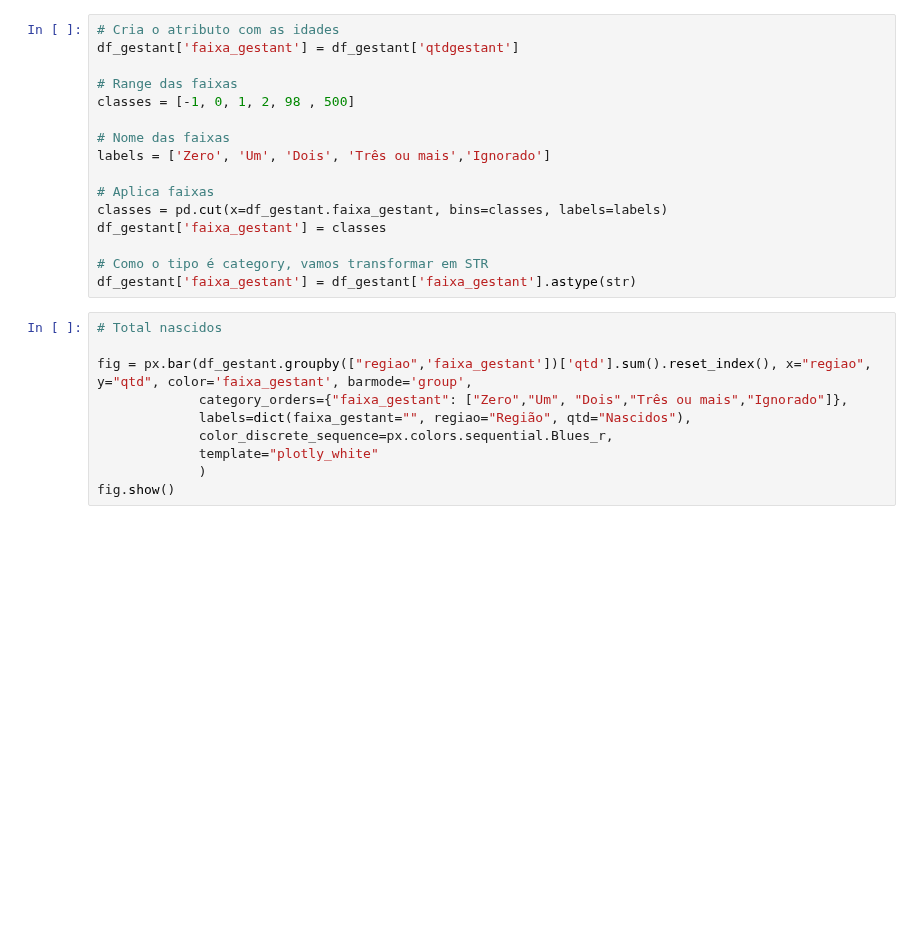
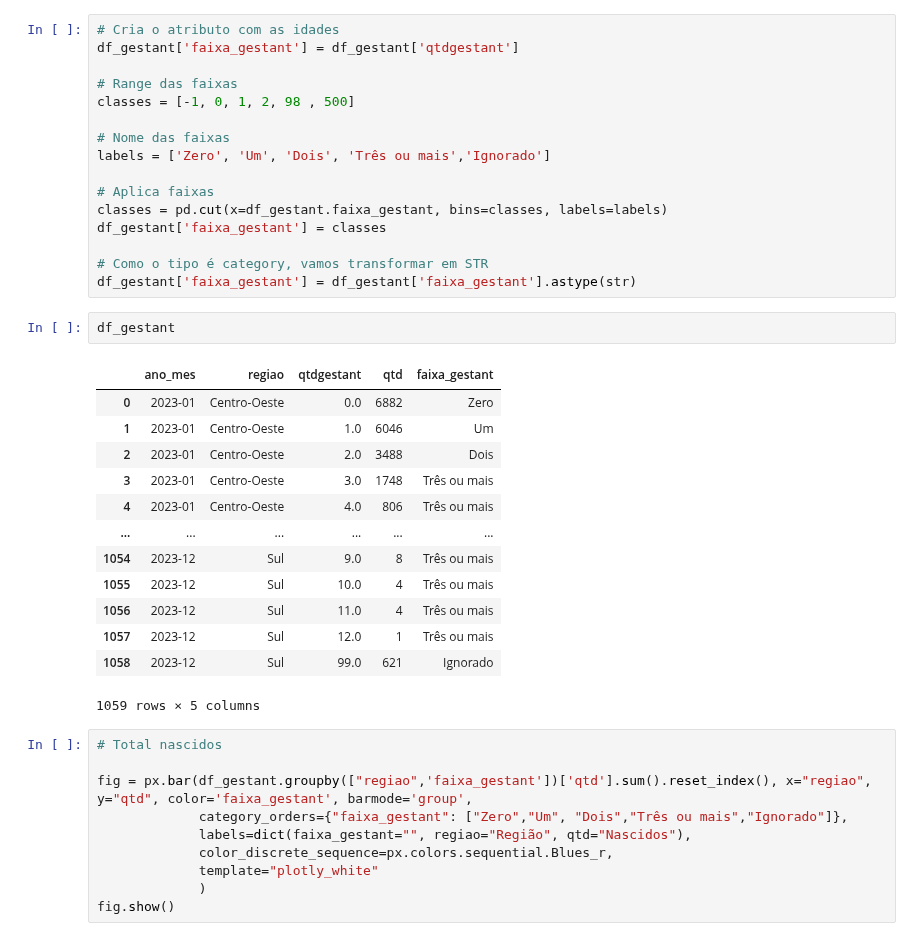
Before and after one commit to gabrielmprata/nascidos_vivos, a Jupyter notebook: Sinasc_Analises_e_Graficos.ipynb, the cells around one changed output. Drawn from its saved outputs; the diff is of its cells as text; blank space fills up the shorter version.

```diff
--- a/Sinasc_Analises_e_Graficos.ipynb
+++ b/Sinasc_Analises_e_Graficos.ipynb
@@ -1581,6 +1566,22 @@ df_gestant['faixa_gestant'] = classes
 
 # Como o tipo é category, vamos transformar em STR
 df_gestant['faixa_gestant'] = df_gestant['faixa_gestant'].astype(str)
+# %%
+df_gestant
+# %% [output]
+|  | ano_mes | regiao | qtdgestant | qtd | faixa_gestant |
+| 0 | 2023-01 | Centro-Oeste | 0.0 | 6882 | Zero |
+| 1 | 2023-01 | Centro-Oeste | 1.0 | 6046 | Um |
+| 2 | 2023-01 | Centro-Oeste | 2.0 | 3488 | Dois |
+| 3 | 2023-01 | Centro-Oeste | 3.0 | 1748 | Três ou mais |
+| 4 | 2023-01 | Centro-Oeste | 4.0 | 806 | Três ou mais |
+| ... | ... | ... | ... | ... | ... |
+| 1054 | 2023-12 | Sul | 9.0 | 8 | Três ou mais |
+| 1055 | 2023-12 | Sul | 10.0 | 4 | Três ou mais |
+| 1056 | 2023-12 | Sul | 11.0 | 4 | Três ou mais |
+| 1057 | 2023-12 | Sul | 12.0 | 1 | Três ou mais |
+| 1058 | 2023-12 | Sul | 99.0 | 621 | Ignorado |
+1059 rows × 5 columns
 # %%
 # Total nascidos
 
```
Also changed, not shown: parts of 3 cells of this notebook.
